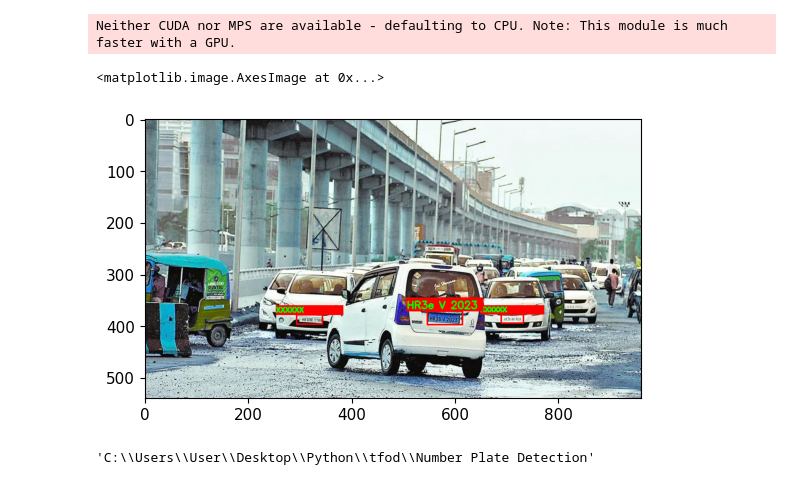
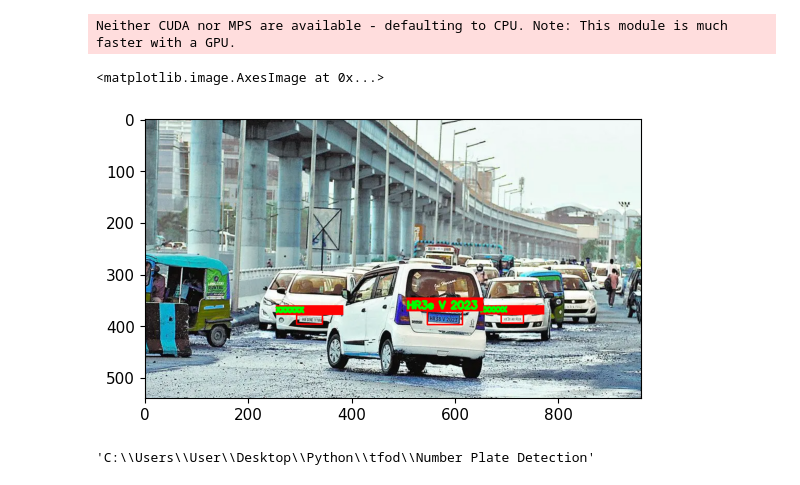
Before and after one commit to Satzil/License-Plate-Detection-, a Jupyter notebook: NumberPlateDetection.ipynb, the cells around one changed output. Drawn from its saved outputs; the diff is of its cells as text; code cells hidden in the pictures.

```diff
--- a/NumberPlateDetection.ipynb
+++ b/NumberPlateDetection.ipynb
@@ -67,35 +67,35 @@ Neither CUDA nor MPS are available - defaulting to CPU. Note: This module is muc
 # %%
 img = Image.open('sample.webp')
 results = model(img)
 def detect_ocr(img, loc):
     for cor in loc:
         if cor[4] > 0.6:
             top_left = tuple(cor[:2].astype(int))
             bottom_right = tuple(cor[2:4].astype(int))
             cv2.rectangle(img,top_left ,bottom_right , (0,0,255), thickness = 2)
             num_plate = img[top_left[1]:bottom_right[1], top_left[0]:bottom_right[0]]
             result = reader.readtext(num_plate)
 
             num_value = "XXXXXX"
             if len(result) != 0: num_value = result[0][1]
 
 
             cv2.rectangle(img,(top_left[0] - 40 , top_left[1] - abs(top_left[1] - bottom_right[1])) ,
                           (bottom_right[0] + 40,bottom_right[1] - abs(top_left[1] - bottom_right[1])) , (0,0,255), -1)
             cv2.putText(img, num_value , (top_left[0]-40,bottom_right[1] - abs(top_left[1] - bottom_right[1])-5)
-                        , cv2.FONT_HERSHEY_SIMPLEX , 0.025*abs(top_left[1] - bottom_right[1]), (0,255,0) , 2)
+                        , cv2.FONT_HERSHEY_SIMPLEX , 0.025*abs(top_left[1] - bottom_right[1]), (0,255,0) , 4)
     return img
 
     # cv2.imshow('image', img)
 
 
 
 ocr_frame = detect_ocr(np.array(img),np.array(results.xyxy[0]))
 ocr_frame = cv2.cvtColor(ocr_frame, cv2.COLOR_BGR2RGB)
 plt.imshow(ocr_frame)
 # %% [output]
 <matplotlib.image.AxesImage at 0x...>
-[figure, old version]
+[figure, new version]
 # %%
 cap = cv2.VideoCapture('traffic_video.mp4')
 cv2.namedWindow('YOLO', cv2.WINDOW_NORMAL)
```
Also changed, not shown: parts of 2 cells of this notebook, 3 other files.
